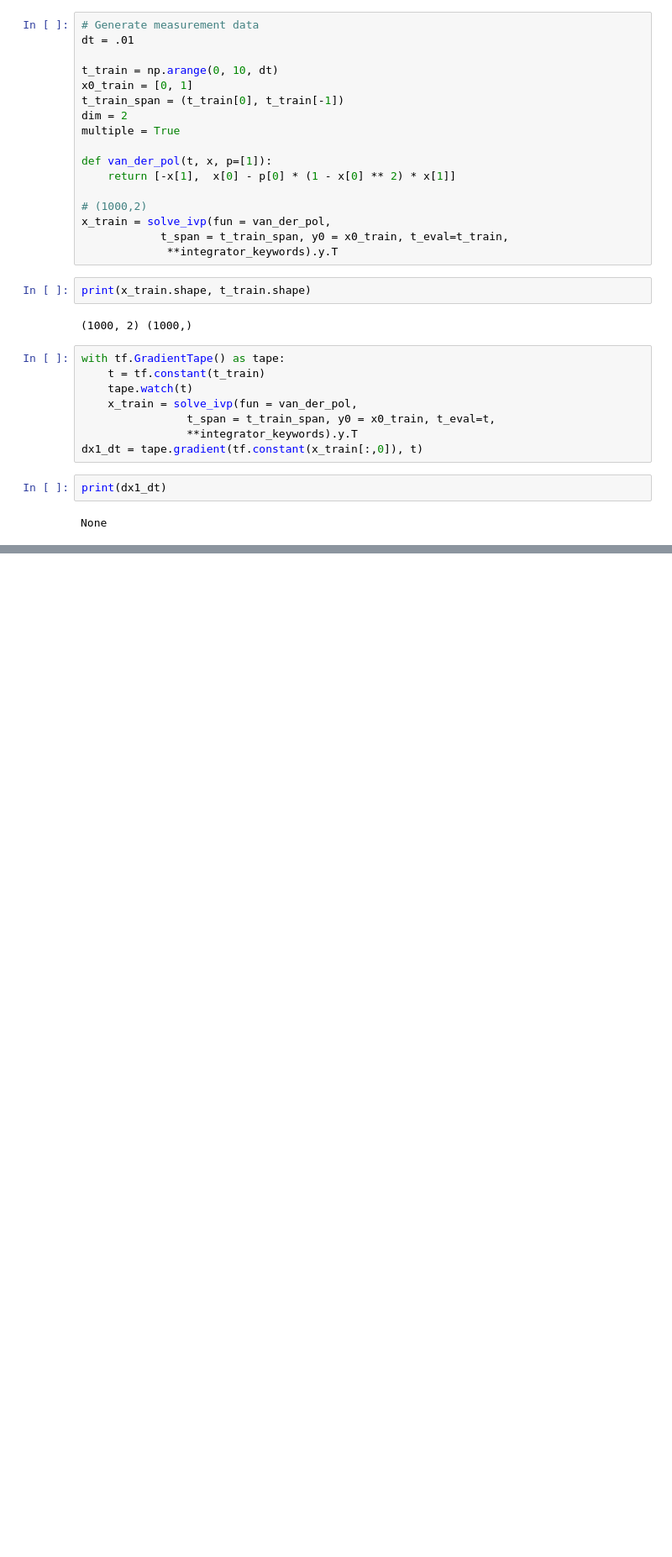
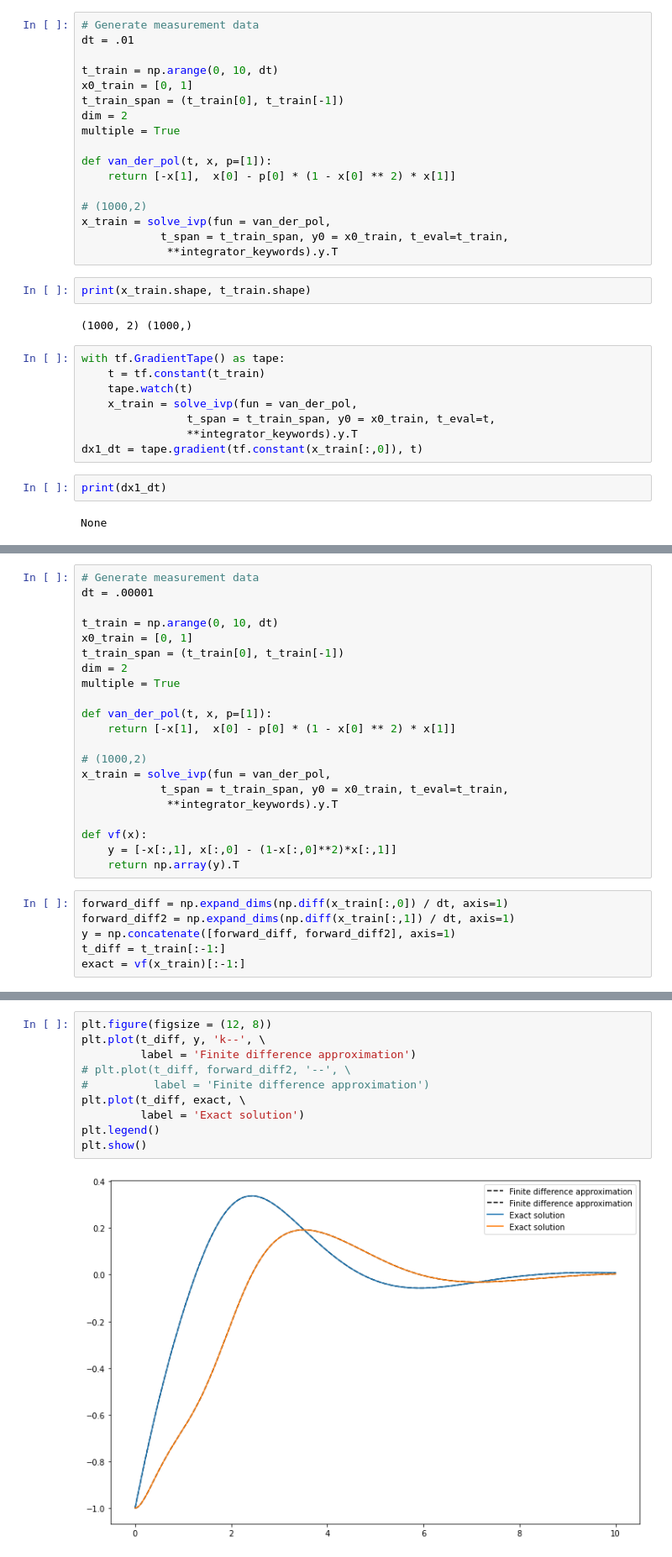
Before and after one commit to kyrxanthos/NN_dynamical_systems, a Jupyter notebook: Find_DS_3.ipynb, the cells around one changed output, grey strips where cells are left out. Shown at 84% size. Cells and saved outputs as stored; diff of their text form; blank space fills up the shorter version.

```diff
--- a/Find_DS_3.ipynb
+++ b/Find_DS_3.ipynb
@@ -408,0 +387,27 @@ array([[ 0.        ,  1.        ],
+# %%
+# Generate measurement data
+dt = .00001
+
+t_train = np.arange(0, 10, dt)
+x0_train = [0, 1]
+t_train_span = (t_train[0], t_train[-1])
+dim = 2
+multiple = True
+
+def van_der_pol(t, x, p=[1]):
+    return [-x[1],  x[0] - p[0] * (1 - x[0] ** 2) * x[1]]
+
+# (1000,2)
+x_train = solve_ivp(fun = van_der_pol,
+            t_span = t_train_span, y0 = x0_train, t_eval=t_train,
+             **integrator_keywords).y.T
+
+def vf(x):
+    y = [-x[:,1], x[:,0] - (1-x[:,0]**2)*x[:,1]]
+    return np.array(y).T
+# %%
+forward_diff = np.expand_dims(np.diff(x_train[:,0]) / dt, axis=1)
+forward_diff2 = np.expand_dims(np.diff(x_train[:,1]) / dt, axis=1)
+y = np.concatenate([forward_diff, forward_diff2], axis=1)
+t_diff = t_train[:-1:]
+exact = vf(x_train)[:-1:]
@@ -408,0 +418,12 @@ array([[ 0.        ,  1.        ],
+# %%
+plt.figure(figsize = (12, 8))
+plt.plot(t_diff, y, 'k--', \
+         label = 'Finite difference approximation')
+# plt.plot(t_diff, forward_diff2, '--', \
+#          label = 'Finite difference approximation')
+plt.plot(t_diff, exact, \
+         label = 'Exact solution')
+plt.legend()
+plt.show()
+# %% [output]
+[figure, added]
```
Also changed, not shown: parts of 13 cells of this notebook, 38 other files.
